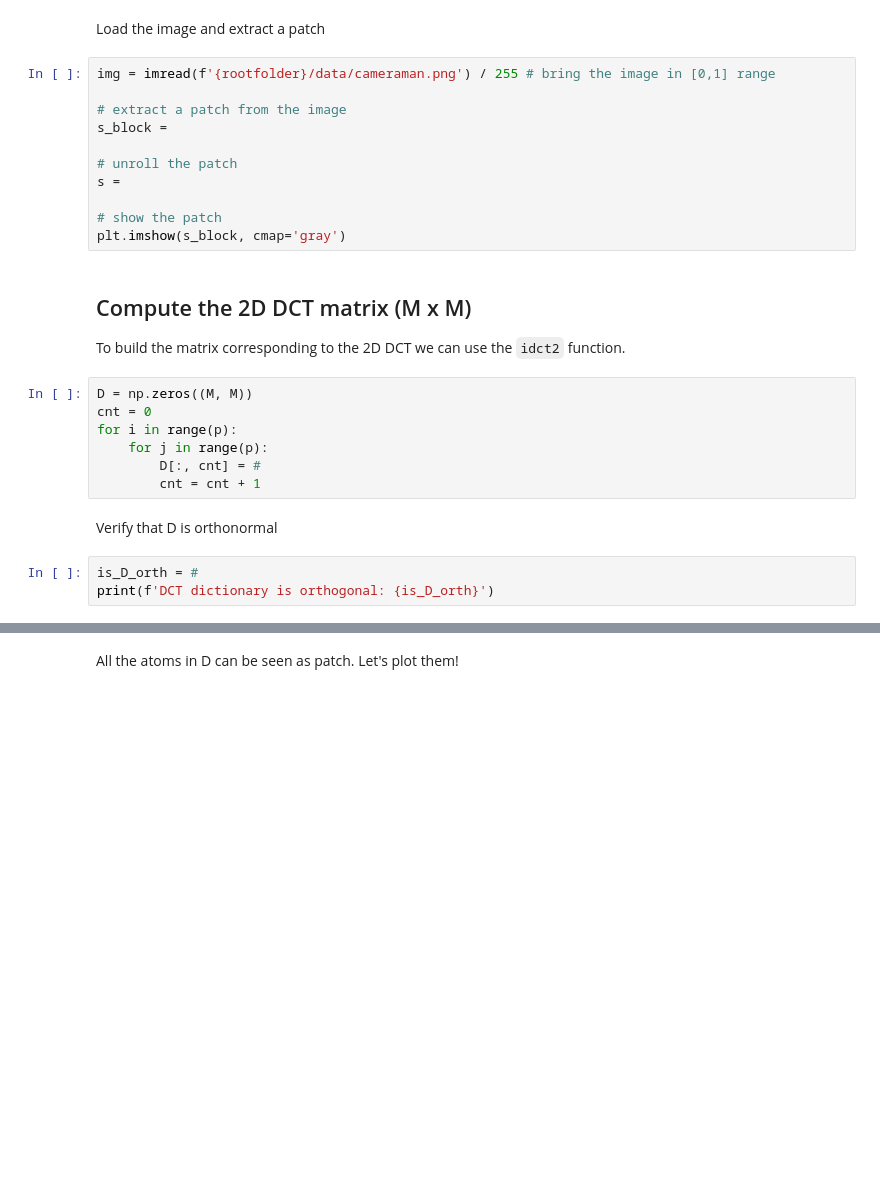
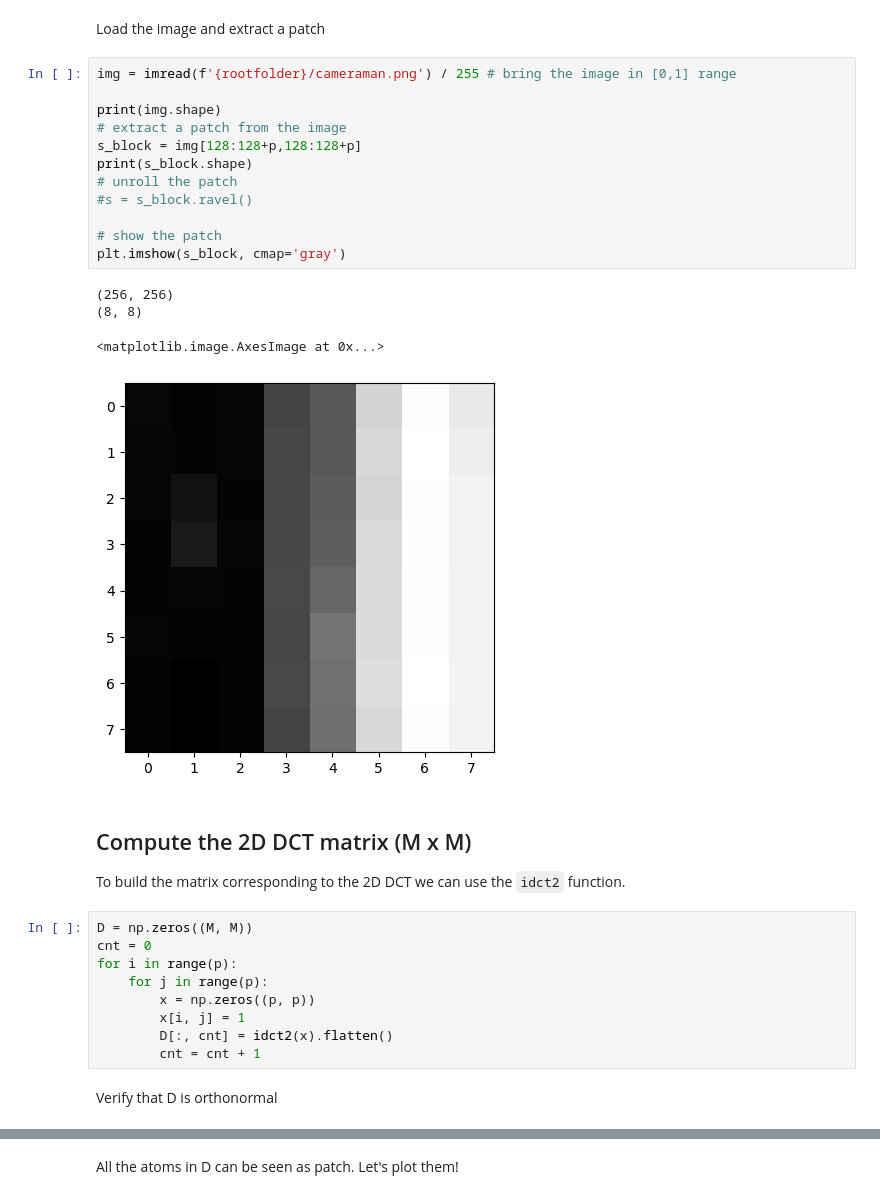
Before and after one commit to PietroCaforio/MMIP_assignments, a Jupyter notebook: lez_2_DCT_images.ipynb, the cells around one changed output, grey strips where cells are left out. Drawn from its saved outputs; the diff is of its cells as text; blank space fills up the shorter version.

```diff
--- a/lez_2_DCT_images.ipynb
+++ b/lez_2_DCT_images.ipynb
@@ -52,16 +52,22 @@ M = p ** 2 # number of elements in the patch
 # %% [markdown]
 Load the image and extract a patch
 # %%
-img = imread(f'{rootfolder}/data/cameraman.png') / 255 # bring the image in [0,1] range
+img = imread(f'{rootfolder}/cameraman.png') / 255 # bring the image in [0,1] range
 
+print(img.shape)
 # extract a patch from the image
-s_block =
-
+s_block = img[128:128+p,128:128+p]
+print(s_block.shape)
 # unroll the patch
-s =
+#s = s_block.ravel()
 
 # show the patch
 plt.imshow(s_block, cmap='gray')
+# %% [output]
+(256, 256)
+(8, 8)
+<matplotlib.image.AxesImage at 0x...>
+[figure, added]
 # %% [markdown]
 ## Compute the 2D DCT matrix (M x M)
 
@@ -71,10 +77,9 @@ D = np.zeros((M, M))
 cnt = 0
 for i in range(p):
     for j in range(p):
-        D[:, cnt] = #
+        x = np.zeros((p, p))
+        x[i, j] = 1
+        D[:, cnt] = idct2(x).flatten()
         cnt = cnt + 1
 # %% [markdown]
 Verify that D is orthonormal
-# %%
-is_D_orth = #
-print(f'DCT dictionary is orthogonal: {is_D_orth}')
```
Also changed, not shown: parts of 4 cells of this notebook.
